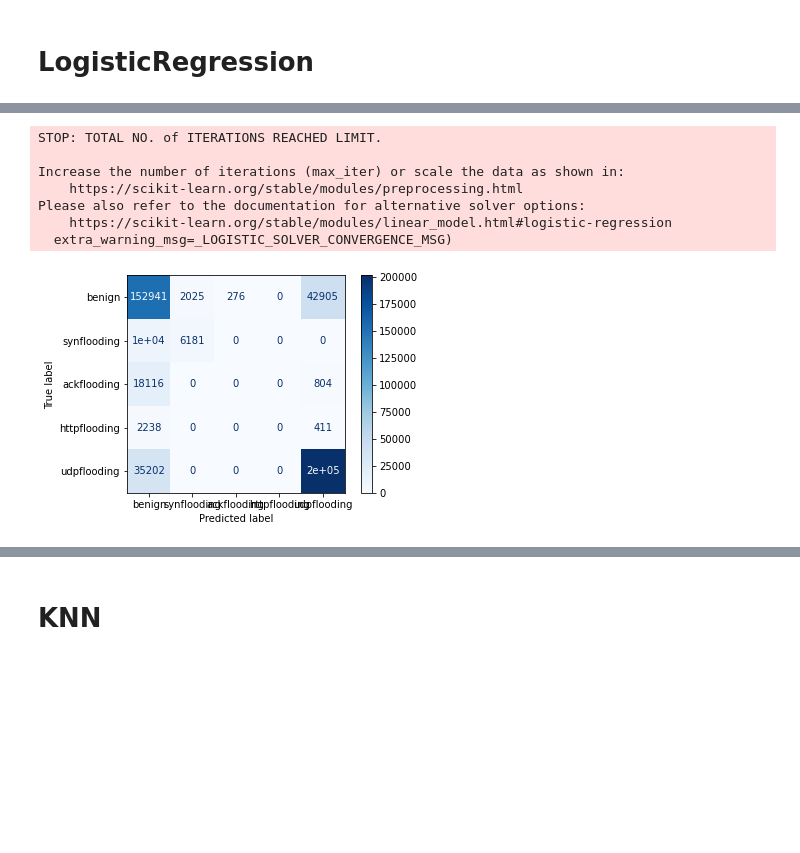
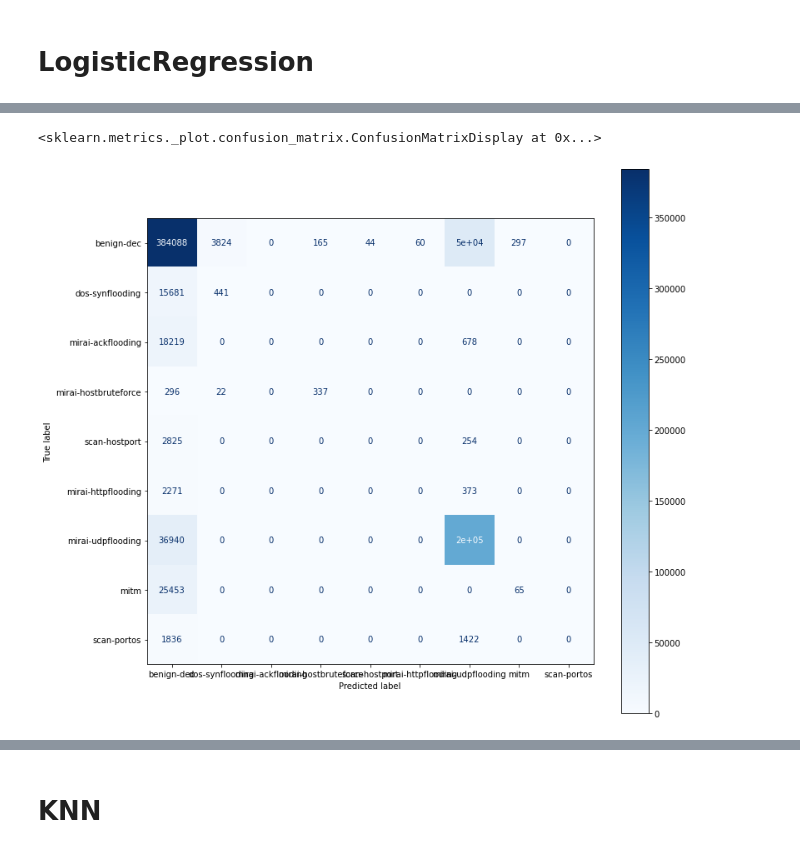
Before and after one commit to hykhhijk/Packet-classifier, a Jupyter notebook: Packet_classifier.ipynb, the cells around one changed output, grey strips where cells are left out. Saved outputs shown, nothing was run; the diff lists cells and outputs as text; code cells hidden in the pictures; blank space fills up the shorter version.

```diff
--- a/Packet_classifier.ipynb
+++ b/Packet_classifier.ipynb
@@ -245,5 +213,8 @@ for i in flooding_list:
 # %%
-y=[]
-for i in flooding_list:
-    y.extend(label_dict[i])
-y = np.array(y)
+def make_y(target_list, label):
+    y=[]
+    for i in target_list:
+        y.extend(label[i])
+################ label_dict대신 binary_label_dict 사용시 이중분류를 위한 라벨값 생성가능
+    y = np.array(y)
+    return y
@@ -259,0 +221,4 @@ for i in flooding_list:
+# %%
+X = make_X(dict_names)
+y = make_y(dict_names, label_dict)
+### label_dict와 binary_label_dict를 넣어주면 된다
@@ -262,3 +240,5 @@ encoder = LabelEncoder()
 encoder.fit(X["Source"].append(X["Destination"]))
 X["Source"] = encoder.transform(X["Source"])
 X["Destination"] = encoder.transform(X["Destination"])
+encoder = LabelEncoder()
+X["Protocol"] = encoder.fit_transform(X["Protocol"])
@@ -332,0 +330,3 @@ X_train, X_valid = scaler.fit_transform(X_train), scaler.fit_transform(X_valid)
+# %%
+# labels = ["benign", "attacked"]
+labels = all_list
@@ -381,14 +392,8 @@ disp.plot(cmap=plt.cm.Blues)
 # %%
-###max_iter
-model_logistic = LogisticRegression()
+fig, ax = plt.subplots(figsize=(12, 12))
+model_logistic = LogisticRegression(max_iter=5000)
 model_logistic.fit(X_train, y_train)
-plot = plot_confusion_matrix(model_logistic, X_valid, y_valid, display_labels=labels, cmap=plt.cm.Blues)
+plot_confusion_matrix(model_logistic, X_valid, y_valid, display_labels=labels, cmap=plt.cm.Blues, ax=ax)
 # %% [output]
-STOP: TOTAL NO. of ITERATIONS REACHED LIMIT.
-
-Increase the number of iterations (max_iter) or scale the data as shown in:
-    https://scikit-learn.org/stable/modules/preprocessing.html
-Please also refer to the documentation for alternative solver options:
-    https://scikit-learn.org/stable/modules/linear_model.html#logistic-regression
-  extra_warning_msg=_LOGISTIC_SOLVER_CONVERGENCE_MSG)
+<sklearn.metrics._plot.confusion_matrix.ConfusionMatrixDisplay at 0x...>
-[figure, old version]
+[figure, new version]
```
Also changed, not shown: parts of 63 cells of this notebook, 3 other files.
